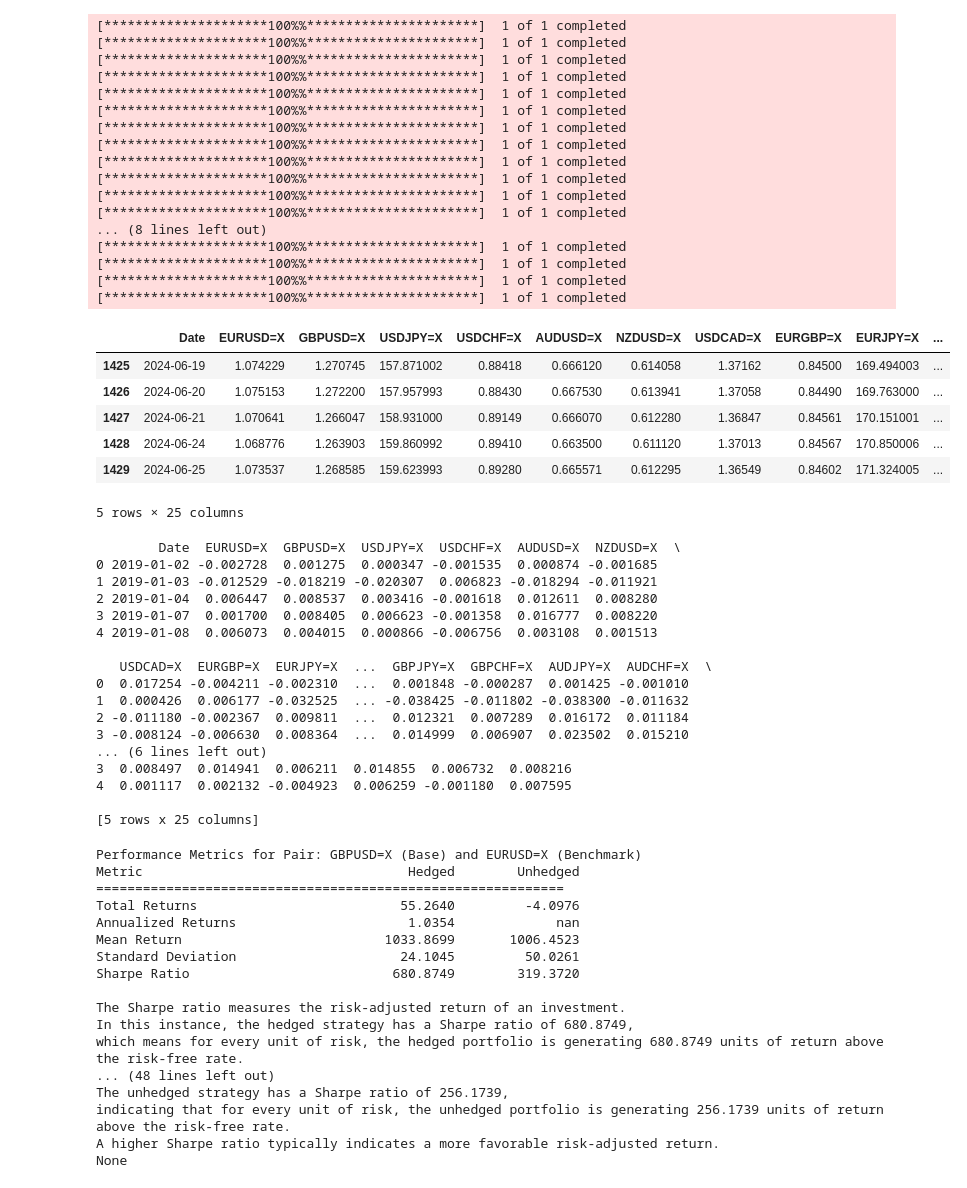
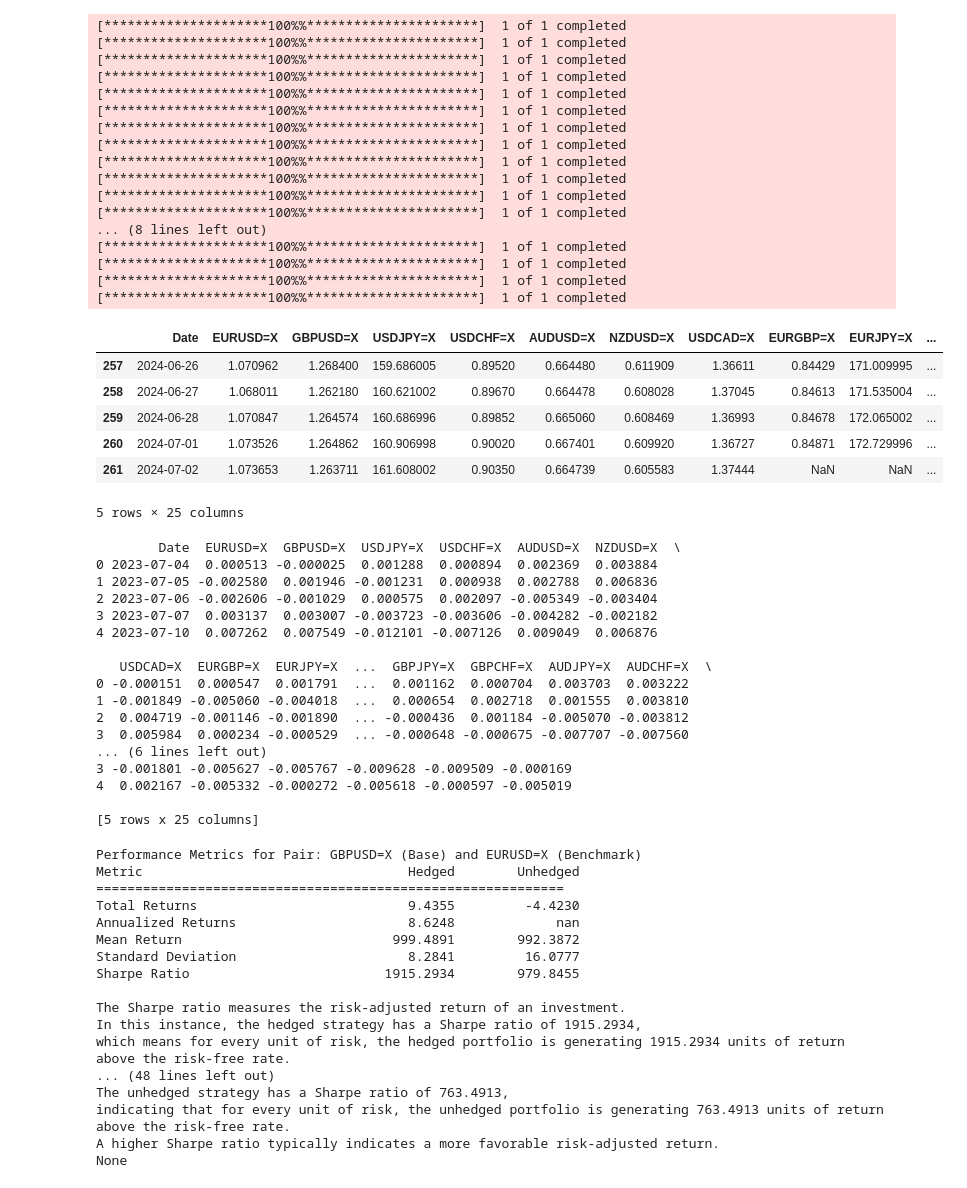
Before and after one commit to mburley127/FXHedging, a Jupyter notebook: FX_BetaHedge/BetaHedge.ipynb, the cells around one changed output. Drawn from its saved outputs; the diff is of its cells as text; code cells hidden in the pictures.

```diff
--- a/FX_BetaHedge/BetaHedge.ipynb
+++ b/FX_BetaHedge/BetaHedge.ipynb
@@ -4,38 +4,38 @@ from BetaFunctions import import_fx_data, daily_returns, get_beta, beta_backtest
 # %%
 ### Call Function to Load in Rate Data
 all_forex_pairs = [
         'EURUSD=X', 'GBPUSD=X', 'USDJPY=X', 'USDCHF=X', 'AUDUSD=X', 'NZDUSD=X',
         'USDCAD=X', 'EURGBP=X', 'EURJPY=X', 'EURCHF=X', 'EURAUD=X', 'EURNZD=X',
         'EURCAD=X', 'GBPAUD=X', 'GBPJPY=X', 'GBPCHF=X', 'AUDJPY=X', 'AUDCHF=X',
         'AUDNZD=X', 'NZDJPY=X', 'NZDCHF=X', 'CADJPY=X', 'CADCHF=X', 'CHFJPY=X'
     ]
-start_date = '2019-01-01'
+start_date = '2023-07-01'
 forex_data = import_fx_data(all_forex_pairs, start_date)
 forex_data.tail()
 # %% [output]
 [*********************100%%**********************]  1 of 1 completed
 [*********************100%%**********************]  1 of 1 completed
 [*********************100%%**********************]  1 of 1 completed
 [*********************100%%**********************]  1 of 1 completed
 [*********************100%%**********************]  1 of 1 completed
 [*********************100%%**********************]  1 of 1 completed
 [*********************100%%**********************]  1 of 1 completed
 [*********************100%%**********************]  1 of 1 completed
 [*********************100%%**********************]  1 of 1 completed
 [*********************100%%**********************]  1 of 1 completed
 [*********************100%%**********************]  1 of 1 completed
 [*********************100%%**********************]  1 of 1 completed
 ... (8 lines left out)
 [*********************100%%**********************]  1 of 1 completed
 [*********************100%%**********************]  1 of 1 completed
 [*********************100%%**********************]  1 of 1 completed
 [*********************100%%**********************]  1 of 1 completed
 |  | Date | EURUSD=X | GBPUSD=X | USDJPY=X | USDCHF=X | AUDUSD=X | NZDUSD=X | USDCAD=X | EURGBP=X | EURJPY=X | ... |
-| 1425 | 2024-06-19 | 1.074229 | 1.270745 | 157.871002 | 0.88418 | 0.666120 | 0.614058 | 1.37162 | 0.84500 | 169.494003 | ... |
-| 1426 | 2024-06-20 | 1.075153 | 1.272200 | 157.957993 | 0.88430 | 0.667530 | 0.613941 | 1.37058 | 0.84490 | 169.763000 | ... |
-| 1427 | 2024-06-21 | 1.070641 | 1.266047 | 158.931000 | 0.89149 | 0.666070 | 0.612280 | 1.36847 | 0.84561 | 170.151001 | ... |
-| 1428 | 2024-06-24 | 1.068776 | 1.263903 | 159.860992 | 0.89410 | 0.663500 | 0.611120 | 1.37013 | 0.84567 | 170.850006 | ... |
-| 1429 | 2024-06-25 | 1.073537 | 1.268585 | 159.623993 | 0.89280 | 0.665571 | 0.612295 | 1.36549 | 0.84602 | 171.324005 | ... |
+| 257 | 2024-06-26 | 1.070962 | 1.268400 | 159.686005 | 0.89520 | 0.664480 | 0.611909 | 1.36611 | 0.84429 | 171.009995 | ... |
+| 258 | 2024-06-27 | 1.068011 | 1.262180 | 160.621002 | 0.89670 | 0.664478 | 0.608028 | 1.37045 | 0.84613 | 171.535004 | ... |
+| 259 | 2024-06-28 | 1.070847 | 1.264574 | 160.686996 | 0.89852 | 0.665060 | 0.608469 | 1.36993 | 0.84678 | 172.065002 | ... |
+| 260 | 2024-07-01 | 1.073526 | 1.264862 | 160.906998 | 0.90020 | 0.667401 | 0.609920 | 1.36727 | 0.84871 | 172.729996 | ... |
+| 261 | 2024-07-02 | 1.073653 | 1.263711 | 161.608002 | 0.90350 | 0.664739 | 0.605583 | 1.37444 | NaN | NaN | ... |
 5 rows × 25 columns
 # %%
 ### Call Function to Calculate Daily Returns and Build Results df
@@ -43,20 +43,20 @@ daily_rets = daily_returns(forex_data)
 print(daily_rets.head())
 # %% [output]
         Date  EURUSD=X  GBPUSD=X  USDJPY=X  USDCHF=X  AUDUSD=X  NZDUSD=X  \
-0 2019-01-02 -0.002728  0.001275  0.000347 -0.001535  0.000874 -0.001685
-1 2019-01-03 -0.012529 -0.018219 -0.020307  0.006823 -0.018294 -0.011921
-2 2019-01-04  0.006447  0.008537  0.003416 -0.001618  0.012611  0.008280
-3 2019-01-07  0.001700  0.008405  0.006623 -0.001358  0.016777  0.008220
-4 2019-01-08  0.006073  0.004015  0.000866 -0.006756  0.003108  0.001513
+0 2023-07-04  0.000513 -0.000025  0.001288  0.000894  0.002369  0.003884
+1 2023-07-05 -0.002580  0.001946 -0.001231  0.000938  0.002788  0.006836
+2 2023-07-06 -0.002606 -0.001029  0.000575  0.002097 -0.005349 -0.003404
+3 2023-07-07  0.003137  0.003007 -0.003723 -0.003606 -0.004282 -0.002182
+4 2023-07-10  0.007262  0.007549 -0.012101 -0.007126  0.009049  0.006876
 
    USDCAD=X  EURGBP=X  EURJPY=X  ...  GBPJPY=X  GBPCHF=X  AUDJPY=X  AUDCHF=X  \
-0  0.017254 -0.004211 -0.002310  ...  0.001848 -0.000287  0.001425 -0.001010
-1  0.000426  0.006177 -0.032525  ... -0.038425 -0.011802 -0.038300 -0.011632
-2 -0.011180 -0.002367  0.009811  ...  0.012321  0.007289  0.016172  0.011184
-3 -0.008124 -0.006630  0.008364  ...  0.014999  0.006907  0.023502  0.015210
+0 -0.000151  0.000547  0.001791  ...  0.001162  0.000704  0.003703  0.003222
+1 -0.001849 -0.005060 -0.004018  ...  0.000654  0.002718  0.001555  0.003810
+2  0.004719 -0.001146 -0.001890  ... -0.000436  0.001184 -0.005070 -0.003812
+3  0.005984  0.000234 -0.000529  ... -0.000648 -0.000675 -0.007707 -0.007560
 ... (6 lines left out)
-3  0.008497  0.014941  0.006211  0.014855  0.006732  0.008216
-4  0.001117  0.002132 -0.004923  0.006259 -0.001180  0.007595
+3 -0.001801 -0.005627 -0.005767 -0.009628 -0.009509 -0.000169
+4  0.002167 -0.005332 -0.000272 -0.005618 -0.000597 -0.005019
 
 [5 rows x 25 columns]
 # %%
@@ -100,17 +100,17 @@ print(metrics)
 Performance Metrics for Pair: GBPUSD=X (Base) and EURUSD=X (Benchmark)
 Metric                                  Hedged        Unhedged
 ============================================================
-Total Returns                          55.2640         -4.0976
-Annualized Returns                      1.0354             nan
-Mean Return                          1033.8699       1006.4523
-Standard Deviation                     24.1045         50.0261
-Sharpe Ratio                          680.8749        319.3720
+Total Returns                           9.4355         -4.4230
+Annualized Returns                      8.6248             nan
+Mean Return                           999.4891        992.3872
+Standard Deviation                      8.2841         16.0777
+Sharpe Ratio                         1915.2934        979.8455
 
 The Sharpe ratio measures the risk-adjusted return of an investment.
-In this instance, the hedged strategy has a Sharpe ratio of 680.8749,
-which means for every unit of risk, the hedged portfolio is generating 680.8749 units of return above the risk-free rate.
+In this instance, the hedged strategy has a Sharpe ratio of 1915.2934,
+which means for every unit of risk, the hedged portfolio is generating 1915.2934 units of return above the risk-free rate.
 ... (48 lines left out)
-The unhedged strategy has a Sharpe ratio of 256.1739,
-indicating that for every unit of risk, the unhedged portfolio is generating 256.1739 units of return above the risk-free rate.
+The unhedged strategy has a Sharpe ratio of 763.4913,
+indicating that for every unit of risk, the unhedged portfolio is generating 763.4913 units of return above the risk-free rate.
 A higher Sharpe ratio typically indicates a more favorable risk-adjusted return.
 None
```
Also changed, not shown: 5 other files.
